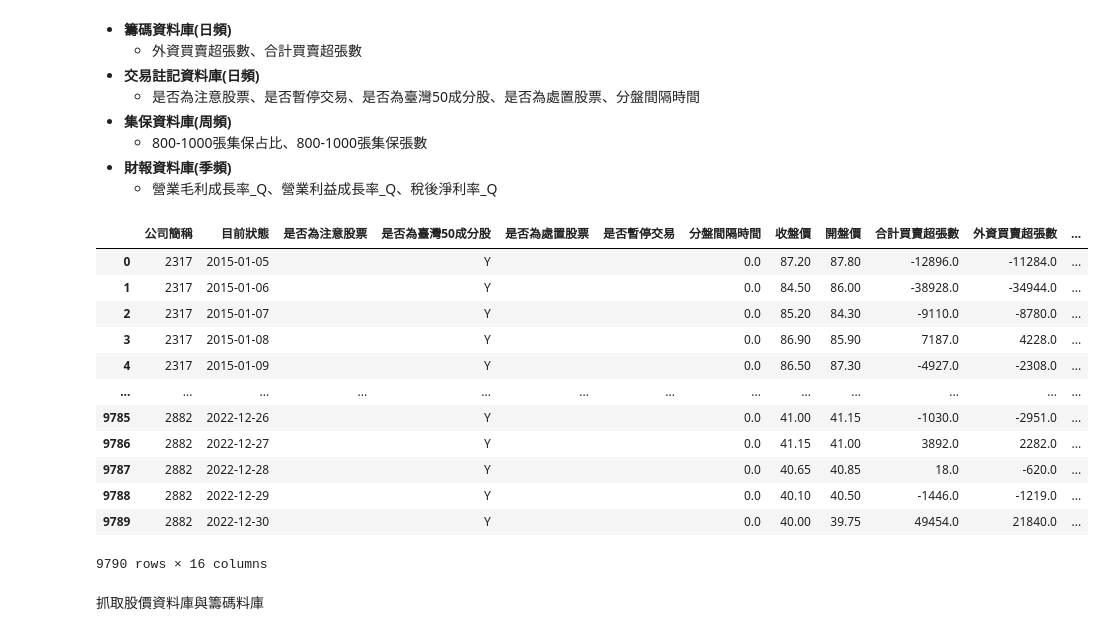
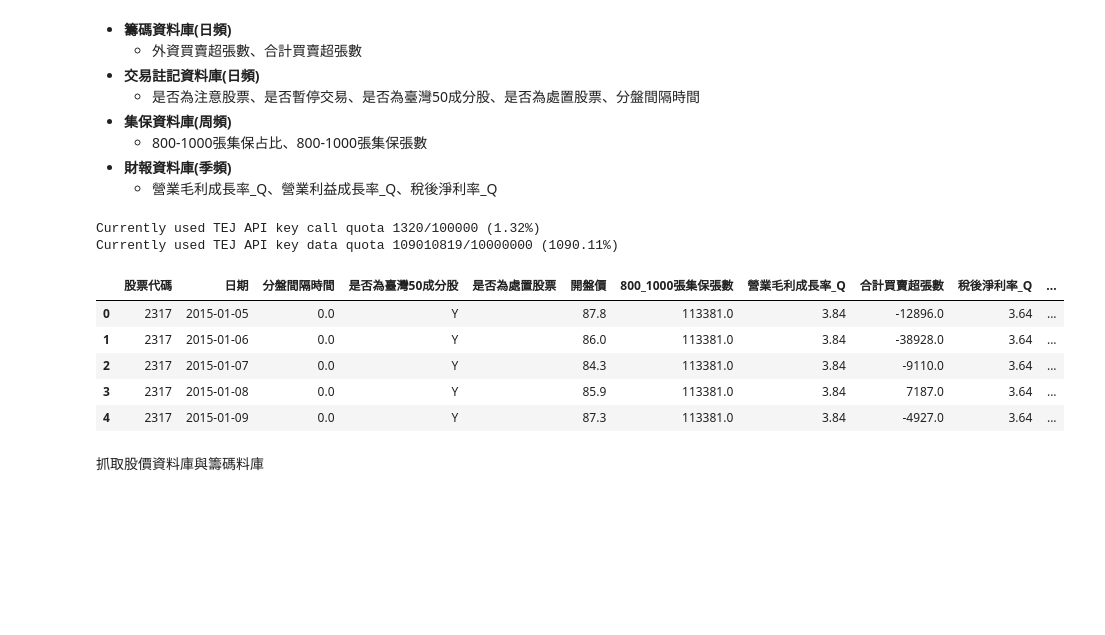
Before and after one commit to tejtw/TQuant-Lab, a Jupyter notebook: lecture/Data Preprocess - tejtoolapi.ipynb, the cells around one changed output. Saved outputs shown, nothing was run; the diff lists cells and outputs as text; code cells hidden in the pictures; blank space fills up the shorter version.

```diff
--- a/lecture/Data Preprocess - tejtoolapi.ipynb
+++ b/lecture/Data Preprocess - tejtoolapi.ipynb
@@ -279,29 +211,32 @@ data
     - 營業毛利成長率_Q、營業利益成長率_Q、稅後淨利率_Q
 # %%
 # 輸入欄位
-icolumns = ['Open','Close','Qfii_Diff_Vol','Total_Diff_Vol','Custodied_Lots_Between_800_1000_Total_Lots','Custodied_Lots_Between_800_1000_Pct',
-           'Attention_Stock_Fg','Disposition_Stock_Fg','Matching_Period','Suspended_Trading_Stock_Fg','Component_Stock_of_TWN50_Fg','Gross_Margin_Growth_Rate','Net_Income_Rate_percent','Operating_Income_Growth_Rate']
+icolumns = [
+    'Open','Close',
+    'Qfii_Diff_Vol','Total_Diff_Vol',
+    'Custodied_Lots_Between_800_1000_Total_Lots','Custodied_Lots_Between_800_1000_Pct',
+    'Attention_Stock_Fg','Disposition_Stock_Fg','Matching_Period','Suspended_Trading_Stock_Fg','Component_Stock_of_TWN50_Fg',
+    'Gross_Margin_Growth_Rate','Net_Income_Rate_percent','Operating_Income_Growth_Rate'
+]
 # TEJTOOLAPI整併
-data = TejToolAPI.get_history_data(ticker=tickers[:5],
-                                   columns=icolumns,
-                                   transfer_to_chinese=True,
-                                   fin_type = ['Q'],
-                                   start = '2015-01-01', end = '2022-12-31')
-data#.sort_values(by=['日期','股票代碼']).tail(10)
+data = TejToolAPI.get_history_data(
+    ticker=tickers,
+    columns=icolumns,
+    transfer_to_chinese=True,
+    fin_type = ['Q'],
+    start = '2015-01-01',
+    end = '2022-12-31'
+)
+data.head(5)
 # %% [output]
+Currently used TEJ API key call quota 1320/100000 (1.32%)
+Currently used TEJ API key data quota 109010819/10000000 (1090.11%)
-|  | 公司簡稱 | 目前狀態 | 是否為注意股票 | 是否為臺灣50成分股 | 是否為處置股票 | 是否暫停交易 | 分盤間隔時間 | 收盤價 | 開盤價 | 合計買賣超張數 | 外資買賣超張數 | ... |
-| 0 | 2317 | 2015-01-05 |  | Y |  |  | 0.0 | 87.20 | 87.80 | -12896.0 | -11284.0 | ... |
-| 1 | 2317 | 2015-01-06 |  | Y |  |  | 0.0 | 84.50 | 86.00 | -38928.0 | -34944.0 | ... |
-| 2 | 2317 | 2015-01-07 |  | Y |  |  | 0.0 | 85.20 | 84.30 | -9110.0 | -8780.0 | ... |
-| 3 | 2317 | 2015-01-08 |  | Y |  |  | 0.0 | 86.90 | 85.90 | 7187.0 | 4228.0 | ... |
-| 4 | 2317 | 2015-01-09 |  | Y |  |  | 0.0 | 86.50 | 87.30 | -4927.0 | -2308.0 | ... |
-| ... | ... | ... | ... | ... | ... | ... | ... | ... | ... | ... | ... | ... |
-| 9785 | 2882 | 2022-12-26 |  | Y |  |  | 0.0 | 41.00 | 41.15 | -1030.0 | -2951.0 | ... |
-| 9786 | 2882 | 2022-12-27 |  | Y |  |  | 0.0 | 41.15 | 41.00 | 3892.0 | 2282.0 | ... |
-| 9787 | 2882 | 2022-12-28 |  | Y |  |  | 0.0 | 40.65 | 40.85 | 18.0 | -620.0 | ... |
-| 9788 | 2882 | 2022-12-29 |  | Y |  |  | 0.0 | 40.10 | 40.50 | -1446.0 | -1219.0 | ... |
-| 9789 | 2882 | 2022-12-30 |  | Y |  |  | 0.0 | 40.00 | 39.75 | 49454.0 | 21840.0 | ... |
+|  | 股票代碼 | 日期 | 分盤間隔時間 | 是否為臺灣50成分股 | 是否為處置股票 | 開盤價 | 800_1000張集保張數 | 營業毛利成長率_Q | 合計買賣超張數 | 稅後淨利率_Q | ... |
+| 0 | 2317 | 2015-01-05 | 0.0 | Y |  | 87.8 | 113381.0 | 3.84 | -12896.0 | 3.64 | ... |
+| 1 | 2317 | 2015-01-06 | 0.0 | Y |  | 86.0 | 113381.0 | 3.84 | -38928.0 | 3.64 | ... |
+| 2 | 2317 | 2015-01-07 | 0.0 | Y |  | 84.3 | 113381.0 | 3.84 | -9110.0 | 3.64 | ... |
+| 3 | 2317 | 2015-01-08 | 0.0 | Y |  | 85.9 | 113381.0 | 3.84 | 7187.0 | 3.64 | ... |
+| 4 | 2317 | 2015-01-09 | 0.0 | Y |  | 87.3 | 113381.0 | 3.84 | -4927.0 | 3.64 | ... |
-9790 rows × 16 columns
 # %% [markdown]
 抓取股價資料庫與籌碼料庫
 # %%
```
Also changed, not shown: parts of 16 cells of this notebook, 1 other file.
